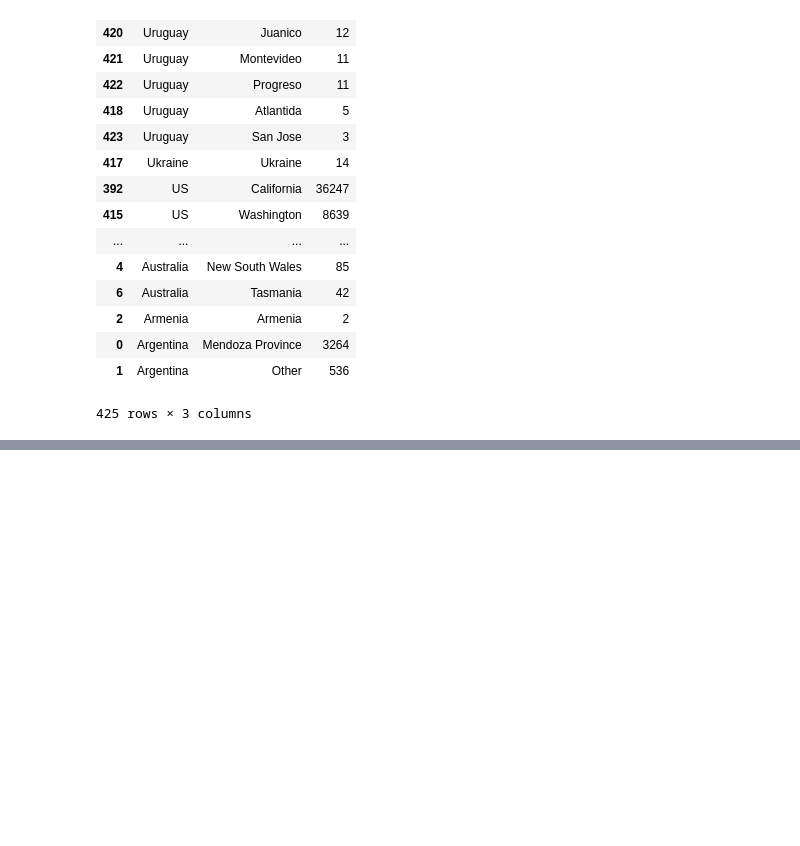
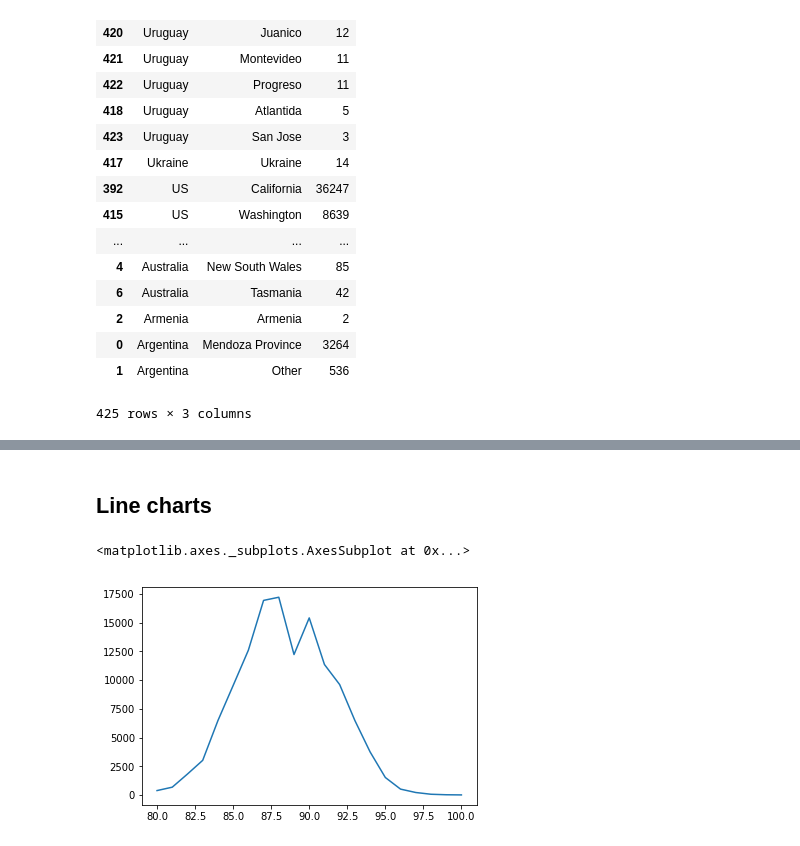
Before and after one commit to StefanIsaksson/learning-pandas, a Jupyter notebook: wine/WineReviews.ipynb, the cells around one changed output, grey strips where cells are left out. Saved outputs shown, nothing was run; the diff lists cells and outputs as text; code cells hidden in the pictures; blank space fills up the shorter version.

```diff
--- a/wine/WineReviews.ipynb
+++ b/wine/WineReviews.ipynb
@@ -759,0 +985,7 @@ countries_reviewed.sort_values(by=['country', 'len'], ascending=False)
+# %% [markdown]
+## Line charts
+# %%
+reviews['points'].value_counts().sort_index().plot.line()
+# %% [output]
+<matplotlib.axes._subplots.AxesSubplot at 0x...>
+[figure, added]
```
Also changed, not shown: parts of 19 cells of this notebook.
